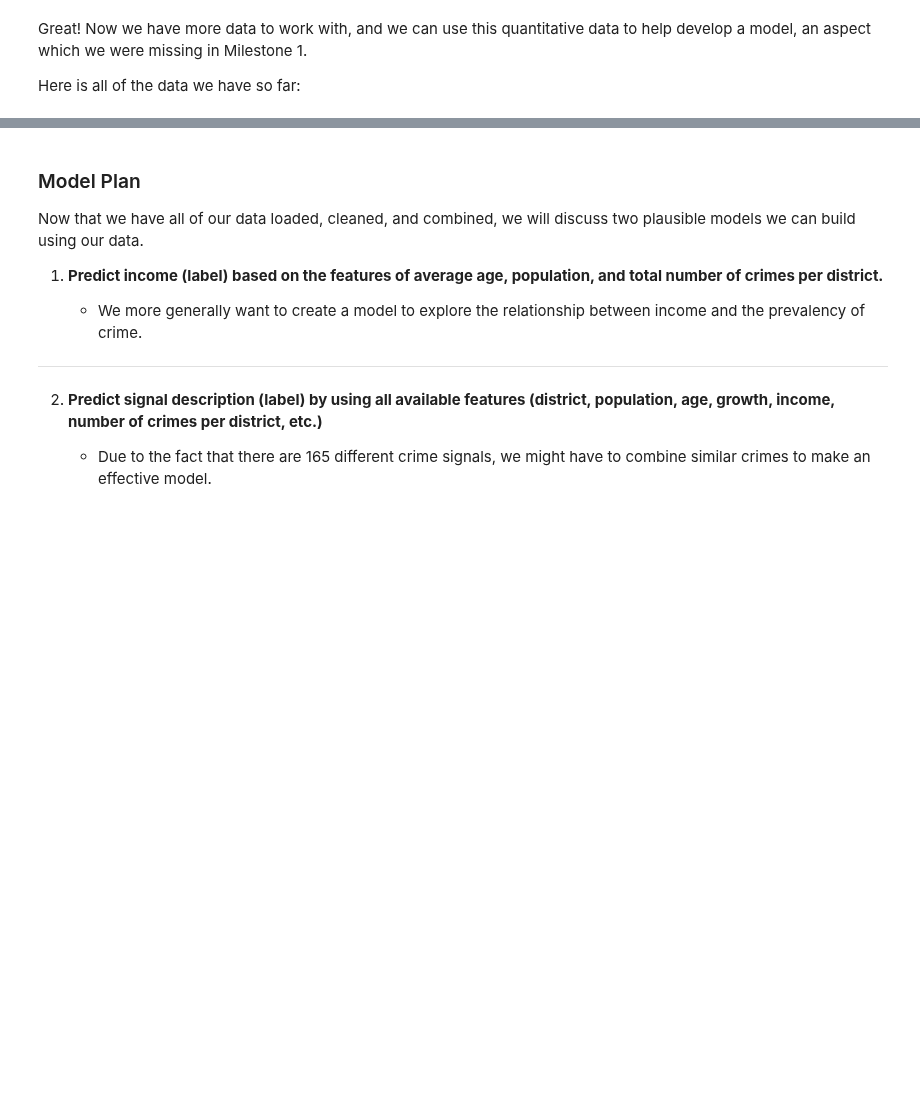
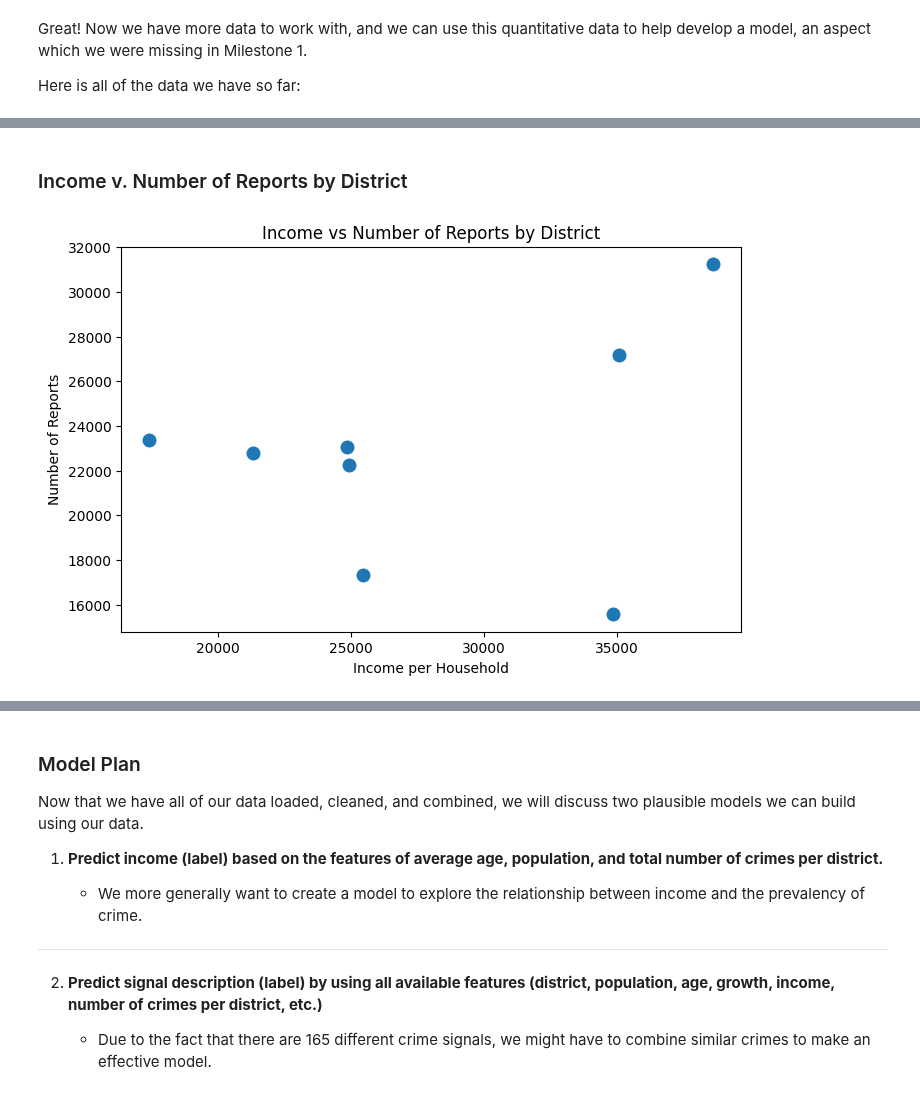
Before and after one commit to yarbschris/ds-final, a Jupyter notebook: finalProject.ipynb, the cells around one changed output, grey strips where cells are left out. Drawn from its saved outputs; the diff is of its cells as text; code cells hidden in the pictures; blank space fills up the shorter version.

```diff
--- a/finalProject.ipynb
+++ b/finalProject.ipynb
@@ -570,0 +592,5 @@ display(calls_and_reports)
+# %%
+reportCountByDistrict = calls_and_reports.groupby("District")["Location"].count()
+# %%
+dfDistricts = dfDistricts.merge(reportCountByDistrict, on="District")
+dfDistricts = dfDistricts.rename(columns={"Location": "NumReports"})
@@ -570,0 +621,11 @@ display(calls_and_reports)
+# %% [markdown]
+### Income v. Number of Reports by District
+# %%
+plt.figure(figsize=(8,5))
+sns.scatterplot(dfDistricts, x="Income per Household", y="NumReports", s=120)
+plt.title("Income vs Number of Reports by District")
+plt.xlabel("Income per Household")
+plt.ylabel("Number of Reports")
+plt.show()
+# %% [output]
+[figure, added]
```
Also changed, not shown: parts of 22 cells of this notebook, 1 other file.
